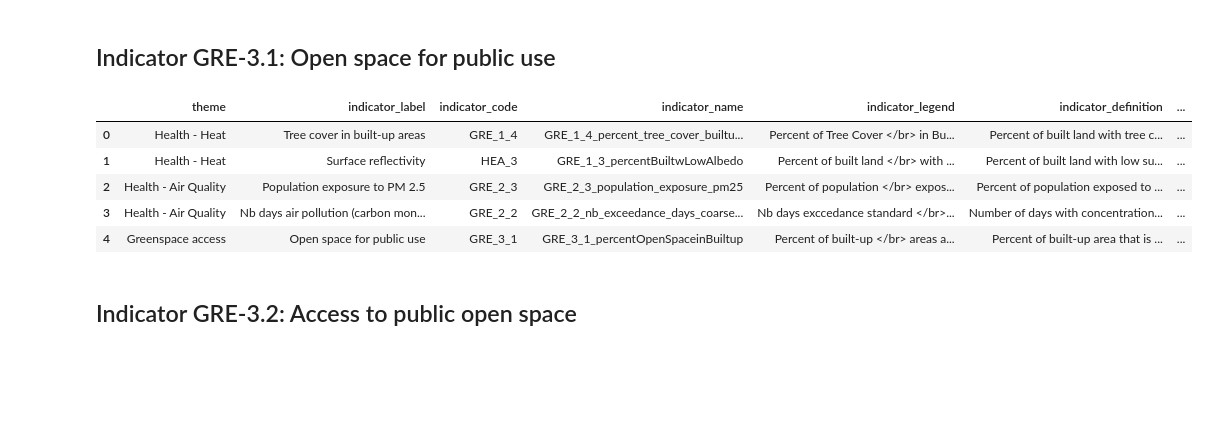
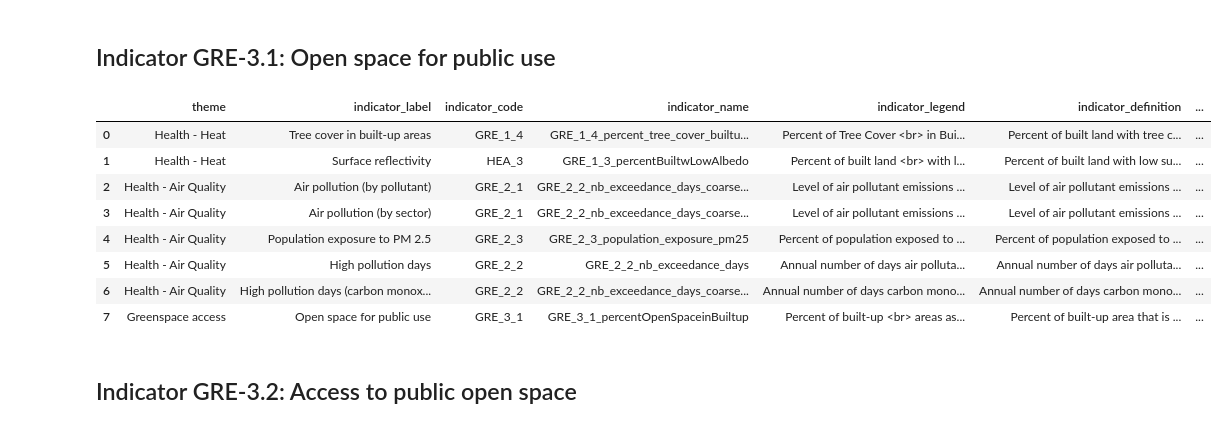
Before and after one commit to wri/cities-cities4forests-indicators, a Jupyter notebook: scripts/define-indicators.ipynb, the cells around one changed output. Drawn from its saved outputs; the diff is of its cells as text; code cells hidden in the pictures; blank space fills up the shorter version.

Commit message:
air-quality indicators

```diff
--- a/scripts/define-indicators.ipynb
+++ b/scripts/define-indicators.ipynb
@@ -35,7 +35,7 @@ indicators_definitions = indicators_definitions.append({'theme' : 'Health - Heat
                                                         'indicator_label' : 'Tree cover in built-up areas',
                                                         'indicator_code' : 'GRE_1_4',
                                                         'indicator_name' : 'GRE_1_4_percent_tree_cover_builtup_areas',
-                                                        'indicator_legend': 'Percent of Tree Cover </br> in Built Land (%)',
+                                                        'indicator_legend': 'Percent of Tree Cover <br> in Built Land (%)',
                                                        'indicator_definition' : 'Percent of built land with tree cover',
                                                        'data_sources' : 'Tree Mosaic Land, ESA World Cover',
                                                        'importance' : 'This indicator can identify areas of a city without significant tree cover and therefore lacking in shade and evapotranspiration that can reduce local heat. Areas with low tree cover may be candidates in which to install measures--such as trees, other vegetation, or solar reflective roofs and pavements--that will reduce the heat retained locally or otherwise cool the immediate area.',
@@ -52,7 +52,7 @@ indicators_definitions = indicators_definitions.append({'theme' : 'Health - Heat
                                                         'indicator_label' : 'Surface reflectivity',
                                                         'indicator_code' : 'HEA_3',
                                                         'indicator_name' : 'GRE_1_3_percentBuiltwLowAlbedo',
-                                                        'indicator_legend': 'Percent of built land </br> with low surface reflectivity (%)',
+                                                        'indicator_legend': 'Percent of built land <br> with low surface reflectivity (%)',
                                                        'indicator_definition' : 'Percent of built land with low surface reflectivity (below 0.2 albedo)',
                                                        'data_sources' : 'Sentinel-1, ESA World Cover',
                                                        'importance' : 'This indicator can identify areas of the city with a high share of surfaces that retain excess heat. Surfaces with Low solar reflectivity (albedo) absorb heat and transfer it to immediate surroundings. Areas with a high share of low albedo surfaces may be candidates in which to install measures--such as solar reflective roofs and pavements, or trees--that will reduce the heat retained on surfaces or otherwise cool the immediate area.',
@@ -87,16 +122,40 @@ indicators_definitions
 # %% [markdown]
 ## Indicators GRE-2.2: NB exceedance days - carbon monoxide
 # %%
+# indicators_definitions = indicators_definitions.append({'theme' : 'Health - Air Quality',
+#                                                         'indicator_label' : 'Nb days air pollution (carbon monoxide)',
+#                                                         'indicator_code' : 'GRE_2_2',
+#                                                         'indicator_name' : 'GRE_2_2_nb_exceedance_days_carbon_monoxide',
+#                                                         'indicator_legend': 'Nb days exccedance standard </br> carbon monoxide',
+#                                                        'indicator_definition' : 'Number of days with concentration in Carbon Monoxide higher than WHO standard',
+#                                                        'data_sources' : 'CAMS',
+#                                                        'importance' : '',
+#                                                        'methods' : ''},
+#                                                        ignore_index = True)
+# indicators_definitions
+
 indicators_definitions = indicators_definitions.append({'theme' : 'Health - Air Quality',
-                                                        'indicator_label' : 'Nb days air pollution (carbon monoxide)',
+                                                        'indicator_label' : 'High pollution days',
                                                         'indicator_code' : 'GRE_2_2',
-                                                        'indicator_name' : 'GRE_2_2_nb_exceedance_days_carbon_monoxide',
-                                                        'indicator_legend': 'Nb days exccedance standard </br> carbon monoxide',
-                                                       'indicator_definition' : 'Number of days with concentration in Carbon Monoxide higher than WHO standard',
-                                                       'data_sources' : 'CAMS',
-                                                       'importance' : '',
-                                                       'methods' : ''},
+                                                        'indicator_name' : 'GRE_2_2_nb_exceedance_days',
+                                                        'indicator_legend': 'Annual number of days air pollutants <br> are above WHO air quality standards',
+                                                       'indicator_definition' : 'Annual number of days air pollutants are above WHO air quality standards',
+                                                       'data_sources' : 'CAMS, WHO',
+                                                       'importance' : 'Exposure to high concentrations of air pollutants increases the probability of developing serious health conditions, reduced lung function, increased susceptibility to respiratory infections, and aggravated asthma. Long-term exposure increases the probability of developing chronic conditions like stroke-susceptibility, heart disease, and cancer. This indicator can help public health officials determine which air pollutants are present at levels dangerous to human health, and for how many days each year the population is exposed to them.',
+                                                       'methods' : 'Our data come from <a href="https://www.ecmwf.int/en/forecasts/dataset/cams-global-reanalysis">the CAMS Global Reanalysis EAC4 dataset</a> of the Copernicus Atmosphere Monitoring Service (CAMS), which combines satellite monitoring of pollutant concentrations with atmospheric modeling to estimate concentrations near the earth surface. The EAC4 data are provided at approximately 80 km spatial resolution. We report the number of days each city was estimated in 2020 to have a near-surface concentration of air pollutants that exceeds <a href="https://www.who.int/publications/i/item/9789240034228">the World Health Organization 2021 standards for outdoor air pollutants</a>. The pollutants and standards are: <ul><li>Nitrogen dioxide (NO2): 25 µg/m3 24-hour average</li><li>Sulfur dioxide (SO2): 40 µg/m3 24-hour average</li><li>Ozone (O3): 100 µg/m3 8-hour average (For the ozone calculations, we used data for the 9-hour window 6am-3pm)</li><li>Fine particulate matter (PM2.5): 15 µg/m3 24-hour average</li><li>Coarse particulate matter (PM10): 45 µg/m3 24-hour average</li></ul>'},
                                                        ignore_index = True)
 indicators_definitions
+
+indicators_definitions = indicators_definitions.append({'theme' : 'Health - Air Quality',
+                                                        'indicator_label' : 'High pollution days (carbon monoxide)',
+                                                        'indicator_code' : 'GRE_2_2',
+                                                        'indicator_name' : 'GRE_2_2_nb_exceedance_days_coarse_carbon_monoxide',
+                                                        'indicator_legend': 'Annual number of days carbon monoxide <br> are above WHO air quality standards',
+                                                       'indicator_definition' : 'Annual number of days carbon monoxide are above WHO air quality standards',
+                                                       'data_sources' : 'CAMS, WHO',
+                                                       'importance' : 'Exposure to high concentrations of air pollutants increases the probability of developing serious health conditions, reduced lung function, increased susceptibility to respiratory infections, and aggravated asthma. Long-term exposure increases the probability of developing chronic conditions like stroke-susceptibility, heart disease, and cancer. This indicator can help public health officials determine which air pollutants are present at levels dangerous to human health, and for how many days each year the population is exposed to them.',
+                                                       'methods' : 'Our data come from <a href="https://www.ecmwf.int/en/forecasts/dataset/cams-global-reanalysis">the CAMS Global Reanalysis EAC4 dataset</a> of the Copernicus Atmosphere Monitoring Service (CAMS), which combines satellite monitoring of pollutant concentrations with atmospheric modeling to estimate concentrations near the earth surface. The EAC4 data are provided at approximately 80 km spatial resolution. We report the number of days each city was estimated in 2020 to have a near-surface concentration of air pollutants that exceeds <a href="https://www.who.int/publications/i/item/9789240034228">the World Health Organization 2021 standards for outdoor air pollutants</a>. The pollutants and standards are: <ul><li>Nitrogen dioxide (NO2): 25 µg/m3 24-hour average</li><li>Sulfur dioxide (SO2): 40 µg/m3 24-hour average</li><li>Ozone (O3): 100 µg/m3 8-hour average (For the ozone calculations, we used data for the 9-hour window 6am-3pm)</li><li>Fine particulate matter (PM2.5): 15 µg/m3 24-hour average</li><li>Coarse particulate matter (PM10): 45 µg/m3 24-hour average</li></ul>'},
+                                                       ignore_index = True)
+indicators_definitions
 # %% [output]
 |  | theme | indicator_label | indicator_code | indicator_name | indicator_legend | indicator_definition | ... |
@@ -111,22 +173,25 @@ indicators_definitions
 # %%
 indicators_definitions = indicators_definitions.append({'theme' : 'Greenspace access',
                                                         'indicator_label' : 'Open space for public use',
                                                         'indicator_code' : 'GRE_3_1',
                                                         'indicator_name' : 'GRE_3_1_percentOpenSpaceinBuiltup',
-                                                        'indicator_legend': 'Percent of built-up </br> areas as open space (%)',
+                                                        'indicator_legend': 'Percent of built-up <br> areas as open space (%)',
                                                        'indicator_definition' : 'Percent of built-up area that is open space for public use',
                                                        'data_sources' : 'ESA World Cover, Open Street Map',
                                                        'importance' : 'Availability and area of public open space, such as parks, is a key indicator to assess quality of life for residents of a city. Open spaces provide recreation opportunities and can provide ecosystem services and habitat. Indicators of open space are included in the Sustainable Development Goals (Indicator 11.7.1) and the Singapore Index on Cities Biodiversity.',
                                                        'methods' : 'This indicator uses polygon data on categories of open space as retrieved from OpenStreetMap in August 2022. The OpenStreetMap tags used to retrieve these areas are ''park'', ''nature_reserve'', ''common'', ''playground'', ''pitch'', and ''track'' in the ''leisure'' category and ''protected_area'' and ''national_park'' in the ''boundary'' category. Status as open space or non-open space for each pixel of built land are derived using the built-up class from ESA WorldCover as a mask. Finally, the count of masked pixels of open space is use to calculate the percent of built area that is open space.'},
                                                        ignore_index = True)
 indicators_definitions
 # %% [output]
 |  | theme | indicator_label | indicator_code | indicator_name | indicator_legend | indicator_definition | ... |
-| 0 | Health - Heat | Tree cover in built-up areas | GRE_1_4 | GRE_1_4_percent_tree_cover_builtu... | Percent of Tree Cover </br> in Bu... | Percent of built land with tree c... | ... |
-| 1 | Health - Heat | Surface reflectivity | HEA_3 | GRE_1_3_percentBuiltwLowAlbedo | Percent of built land </br> with ... | Percent of built land with low su... | ... |
-| 2 | Health - Air Quality | Population exposure to PM 2.5 | GRE_2_3 | GRE_2_3_population_exposure_pm25 | Percent of population </br> expos... | Percent of population exposed to ... | ... |
-| 3 | Health - Air Quality | Nb days air pollution (carbon mon... | GRE_2_2 | GRE_2_2_nb_exceedance_days_coarse... | Nb days exccedance standard </br>... | Number of days with concentration... | ... |
-| 4 | Greenspace access | Open space for public use | GRE_3_1 | GRE_3_1_percentOpenSpaceinBuiltup | Percent of built-up </br> areas a... | Percent of built-up area that is ... | ... |
+| 0 | Health - Heat | Tree cover in built-up areas | GRE_1_4 | GRE_1_4_percent_tree_cover_builtu... | Percent of Tree Cover <br> in Bui... | Percent of built land with tree c... | ... |
+| 1 | Health - Heat | Surface reflectivity | HEA_3 | GRE_1_3_percentBuiltwLowAlbedo | Percent of built land <br> with l... | Percent of built land with low su... | ... |
+| 2 | Health - Air Quality | Air pollution (by pollutant) | GRE_2_1 | GRE_2_2_nb_exceedance_days_coarse... | Level of air pollutant emissions ... | Level of air pollutant emissions ... | ... |
+| 3 | Health - Air Quality | Air pollution (by sector) | GRE_2_1 | GRE_2_2_nb_exceedance_days_coarse... | Level of air pollutant emissions ... | Level of air pollutant emissions ... | ... |
+| 4 | Health - Air Quality | Population exposure to PM 2.5 | GRE_2_3 | GRE_2_3_population_exposure_pm25 | Percent of population exposed to ... | Percent of population exposed to ... | ... |
+| 5 | Health - Air Quality | High pollution days | GRE_2_2 | GRE_2_2_nb_exceedance_days | Annual number of days air polluta... | Annual number of days air polluta... | ... |
+| 6 | Health - Air Quality | High pollution days (carbon monox... | GRE_2_2 | GRE_2_2_nb_exceedance_days_coarse... | Annual number of days carbon mono... | Annual number of days carbon mono... | ... |
+| 7 | Greenspace access | Open space for public use | GRE_3_1 | GRE_3_1_percentOpenSpaceinBuiltup | Percent of built-up <br> areas as... | Percent of built-up area that is ... | ... |
 # %% [markdown]
 ## Indicator GRE-3.2: Access to public open space
 # %%
```
Also changed, not shown: parts of 9 cells of this notebook, 6 other files.
